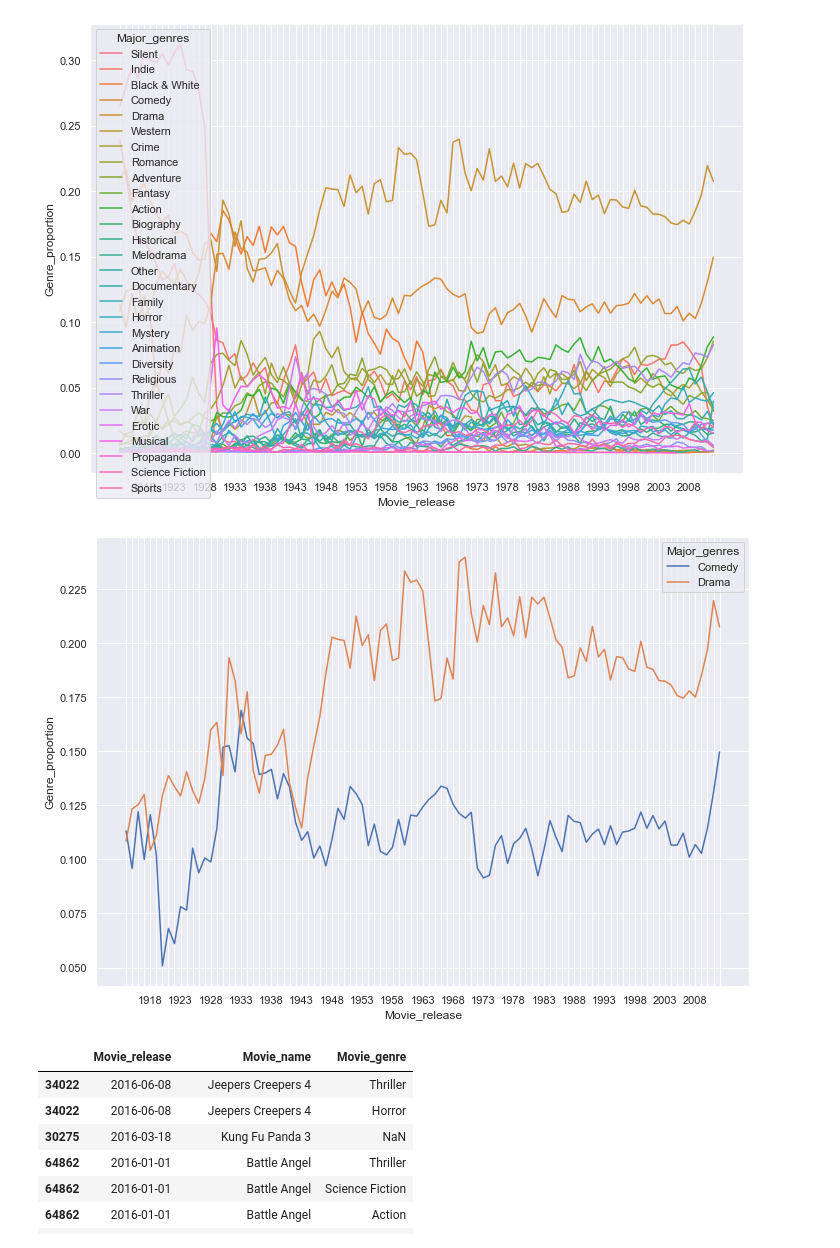
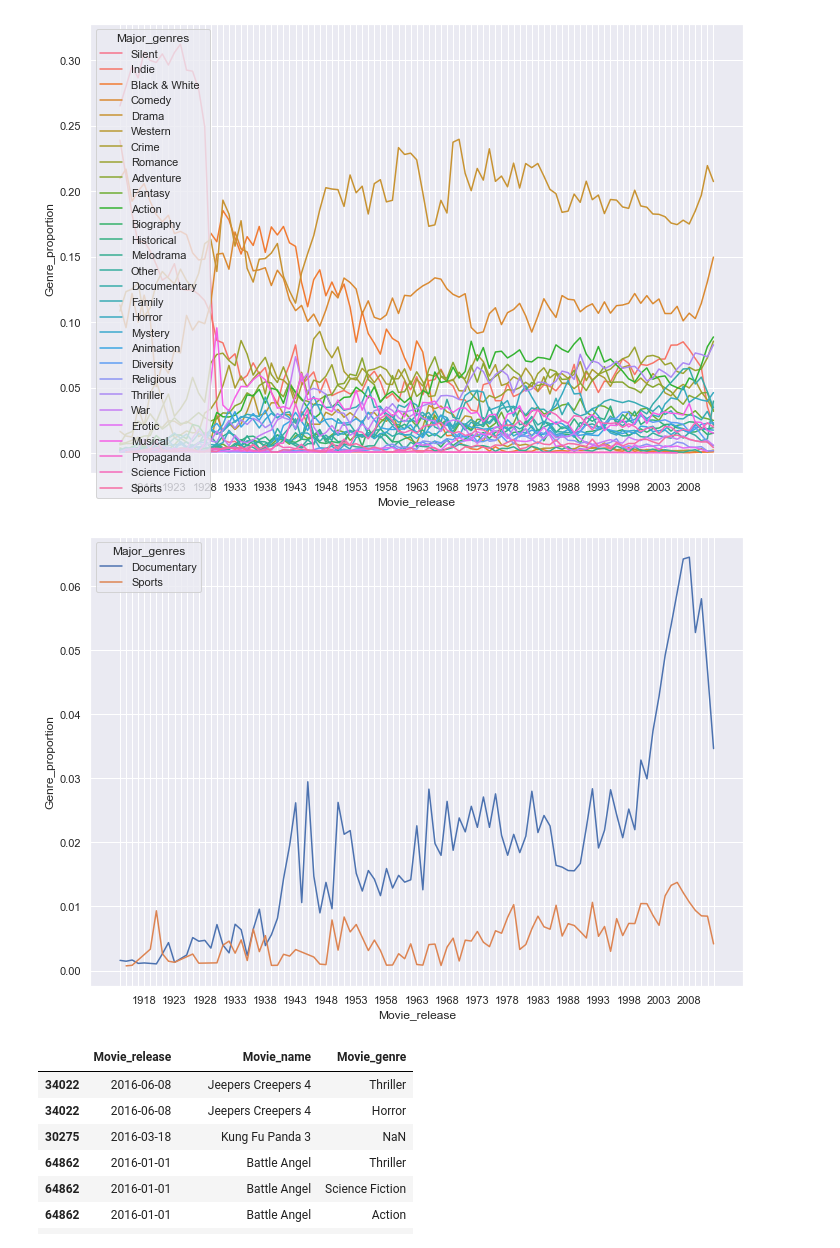
Before and after one commit to epfl-ada/ada-2022-project-abracadabra2022, a Jupyter notebook: ADA_Project_Nicolas.ipynb, the cells around one changed output. Saved outputs shown, nothing was run; the diff lists cells and outputs as text; code cells hidden in the pictures.

```diff
--- a/ADA_Project_Nicolas.ipynb
+++ b/ADA_Project_Nicolas.ipynb
@@ -277,21 +277,21 @@ plt.show()
 # %% [output]
 [figure]
 # %%
-options = ['Drama', 'Comedy']
+options = ['Sports', 'Documentary']
 
 timeplot = sns.lineplot(data=df_period_1[df_period_1["Major_genres"].isin(options)], x=df_period_1['Movie_release'].astype(str), y="Genre_proportion", hue="Major_genres")
 
 i=0
 for label in timeplot.xaxis.get_ticklabels():
     i+=1
     if(i%tick_display_period) :
         label.set_visible(False)
     else :
         label.set_visible(True)
 
 plt.show()
 # %% [output]
-[figure, old version]
+[figure, new version]
 # %%
 occur.head(10)
 # %% [output]
```
Also changed, not shown: parts of 1 cell of this notebook, 2 other files.
